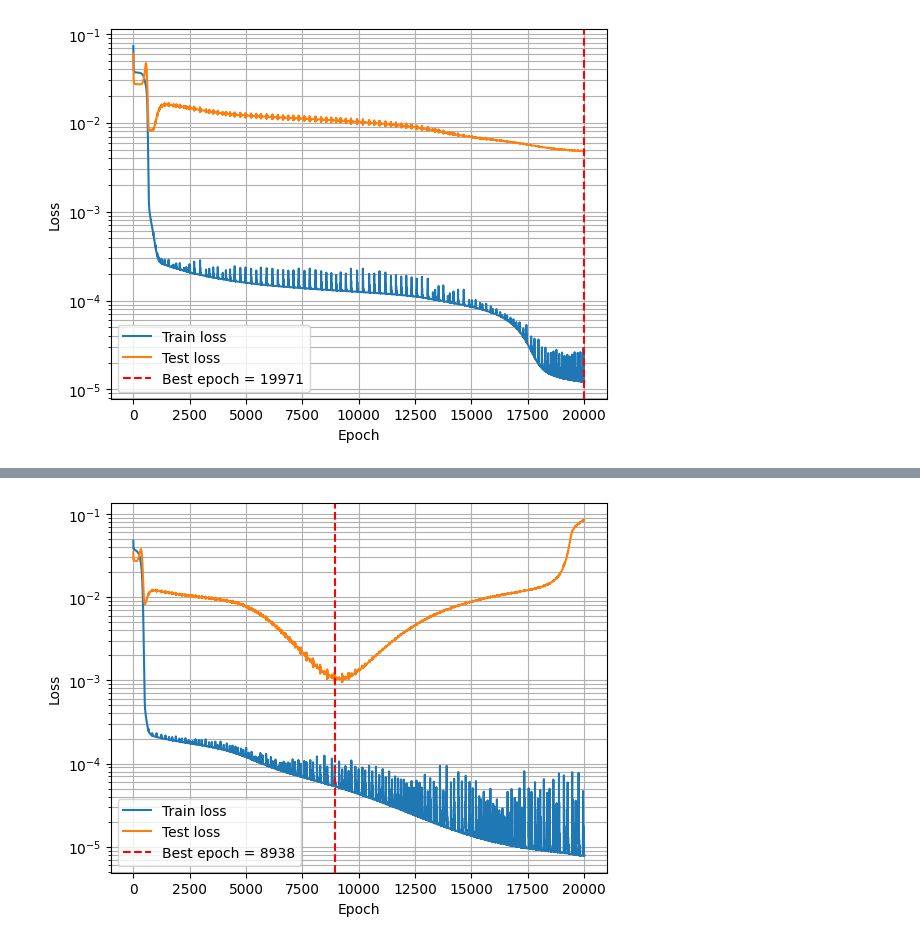
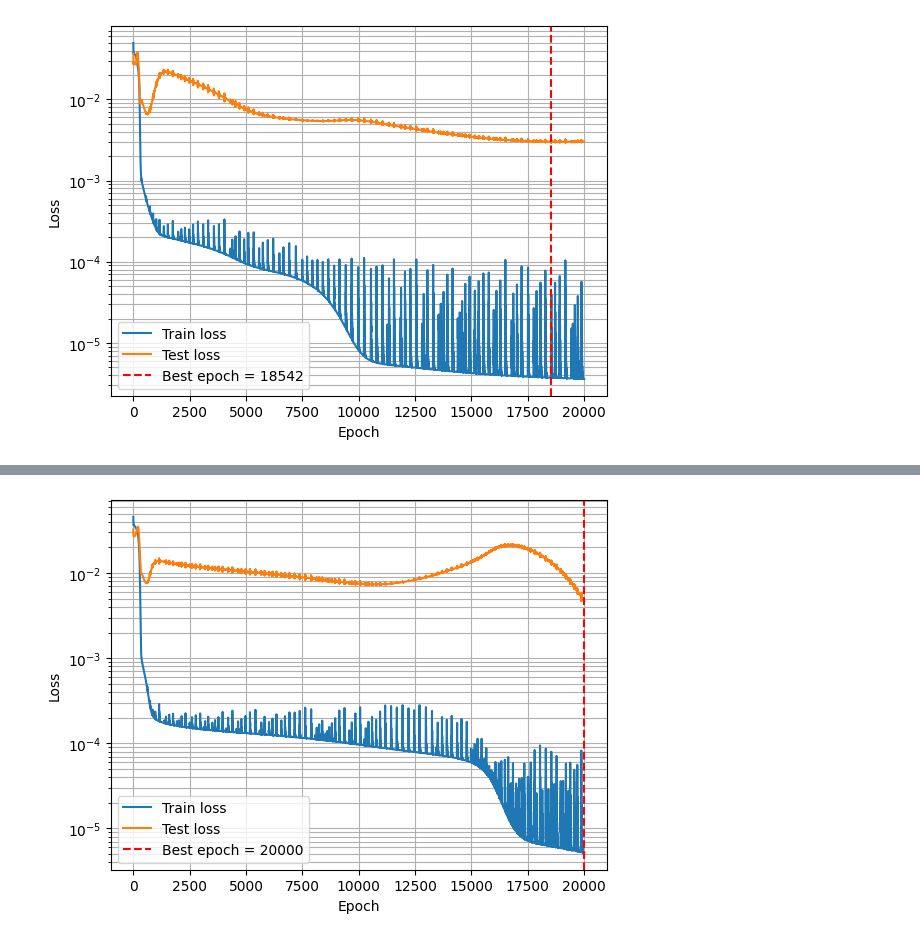
Before and after one commit to ziomek681/MLphys_2026, a Jupyter notebook: 1_Preliminary_problems_neural_network_fundamentals/Function_fitting.ipynb, the cells around one changed output, grey strips where cells are left out. Saved outputs shown, nothing was run; the diff lists cells and outputs as text; code cells hidden in the pictures.

```diff
--- a/1_Preliminary_problems_neural_network_fundamentals/Function_fitting.ipynb
+++ b/1_Preliminary_problems_neural_network_fundamentals/Function_fitting.ipynb
@@ -157,15 +157,15 @@ def Create_dataset_with_gap(gap=(-0.5, 0.5)):
 
 X_train, Y_train = Create_dataset_with_gap()
 
-model_1_16 = MLP(input_size=1, hidden_sizes=[8, 8, 8, 8], output_size=1)
+model_1_16 = MLP(input_size=1, hidden_sizes=[12, 12, 12, 12], output_size=1)
 loss_1_16, model_1_16 = TrainModel(20000, model_1_16, X_train, Y_train, 1e-3, X, Y, True)
 Y_pred_1_16 = TestModel(model_1_16, X, Y, 0)
 
-model_2_16 = MLP(input_size=1, hidden_sizes=[12,12,12], output_size=1)
+model_2_16 = MLP(input_size=1, hidden_sizes=[16,16,16], output_size=1)
 loss_2_16, model_2_16 = TrainModel(20000, model_2_16, X_train, Y_train, 1e-3,X, Y, True)
 Y_pred_2_16 = TestModel(model_2_16, X, Y, 0)
 
-model_3_16 = MLP(input_size=1, hidden_sizes=[16, 16], output_size=1)
+model_3_16 = MLP(input_size=1, hidden_sizes=[24, 24], output_size=1)
 loss_3_16, model_3_16 = TrainModel(20000, model_3_16, X_train, Y_train, 1e-3, X, Y, True)
 Y_pred_3_16 = TestModel(model_3_16, X, Y, 0)
 # %% [output]
@@ -175 +175 @@ Best epoch = 19971
-[figure, old version]
+[figure, new version]
@@ -179 +179 @@ Best epoch = 8938
-[figure, old version]
+[figure, new version]
```
Also changed, not shown: parts of 3 cells of this notebook, 1 other file.
